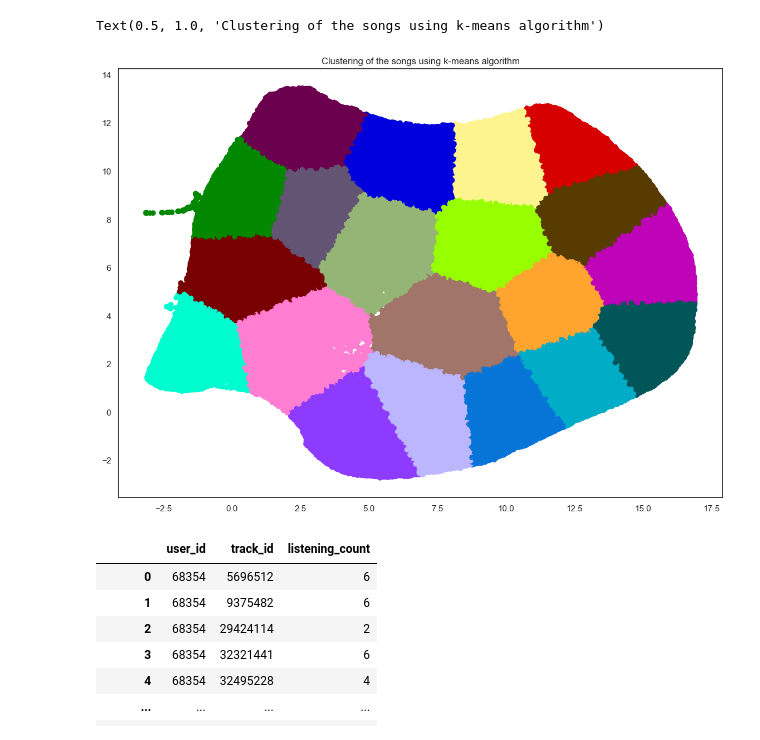
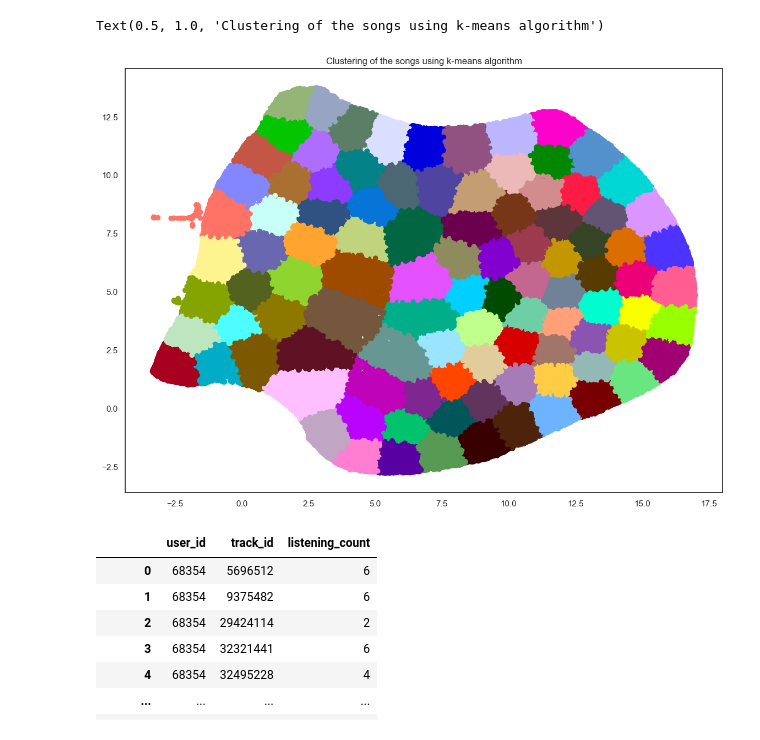
Before and after one commit to GloryFight3r/music_recommender, a Jupyter notebook: src/DataExploration/explore.ipynb, the cells around one changed output. Drawn from its saved outputs; the diff is of its cells as text; code cells hidden in the pictures.

```diff
--- a/src/DataExploration/explore.ipynb
+++ b/src/DataExploration/explore.ipynb
@@ -26,15 +34,0 @@ spotify_df.head()
-# %%
-# get only children songs
-
-children_songs_only = pd.read_csv("/Users/str1ct0wn3r/Documents/RP/data/Filtered_Data/left_songs.csv")
-
-to_keep = set()
-
-for x in children_songs_only['track_id']:
-    to_keep.add(x)
-
-spotify_df = spotify_df[spotify_df['track_id'].isin(to_keep)]
-
-spotify_df.reset_index(inplace=True)
-
-print(len(spotify_df))
@@ -68,7 +60,9 @@ one_hot_encoded
 # %%
 # scale feature
-music_data = one_hot_encoded[["speechiness", "instrumentalness", "valence", "liveness", "energy", "tempo", "danceability", "acousticness"]].values
-scaled_music_data = MinMaxScaler().fit_transform(music_data[:,:])
+music_data = spotify_df[["speechiness", "instrumentalness", "valence", "liveness", "energy", "tempo", "danceability", "acousticness"]].values
+scaler = MinMaxScaler().fit(music_data[:,:])
+
+scaled_music_data = scaler.transform(music_data)
 
 scaled_music_data
 # %% [output]
@@ -87,4 +81,10 @@ array([[3.83022774e-02, 1.33000000e-04, 7.20000000e-01, ...,
         5.23880874e-01, 5.09054326e-01, 5.80321285e-04]])
 # %%
 # load embedding
-embedding = pd.read_csv("/Users/str1ct0wn3r/Documents/RP/data/Processed_data/Spotify_Subset/embedding.csv").to_numpy()
+def get_embedding(type):
+    if type == 0:
+        return pd.read_csv("/Users/str1ct0wn3r/Documents/RP/data/Processed_data/Spotify_Subset/embedding.csv").to_numpy()
+    if type == 1:
+        embedding = reducer.fit_transform(scaled_music_data)
+        pd.DataFrame(embedding).to_csv("/Users/str1ct0wn3r/Documents/RP/data/Processed_data/Spotify_Subset/embedding.csv", index=False)
+        return embedding
@@ -108,0 +91,3 @@ print(embedding)
+# %%
+embedding = get_embedding(0)
+print(embedding)
@@ -124,23 +117,20 @@ Text(0.5, 1.0, 'Song features embedded in 2D space')
 # %%
 from sklearn.cluster import KMeans
 import colorcet as cc
 
-K = 20
+K = 100
 
 kmeans = KMeans(n_clusters=K, random_state=0, n_init="auto").fit(embedding)
-
-#fig = plt.figure()
-#ax = fig.add_subplot(projection='3d')
 
 plt.scatter(
     embedding[:, 0],
     embedding[:, 1],
     c=[sns.color_palette(cc.glasbey, n_colors=K)[x] for x in kmeans.labels_]
 )
 plt.title("Clustering of the songs using k-means algorithm")
 # %% [output]
 Text(0.5, 1.0, 'Clustering of the songs using k-means algorithm')
-[figure, old version]
+[figure, new version]
 # %%
 # load filtered listening events
 filtered_df = pd.read_csv('/Users/str1ct0wn3r/Documents/RP/data/Filtered_Data/filtered_listening_events.csv')
```
Also changed, not shown: parts of 14 cells of this notebook, 2 other files.
